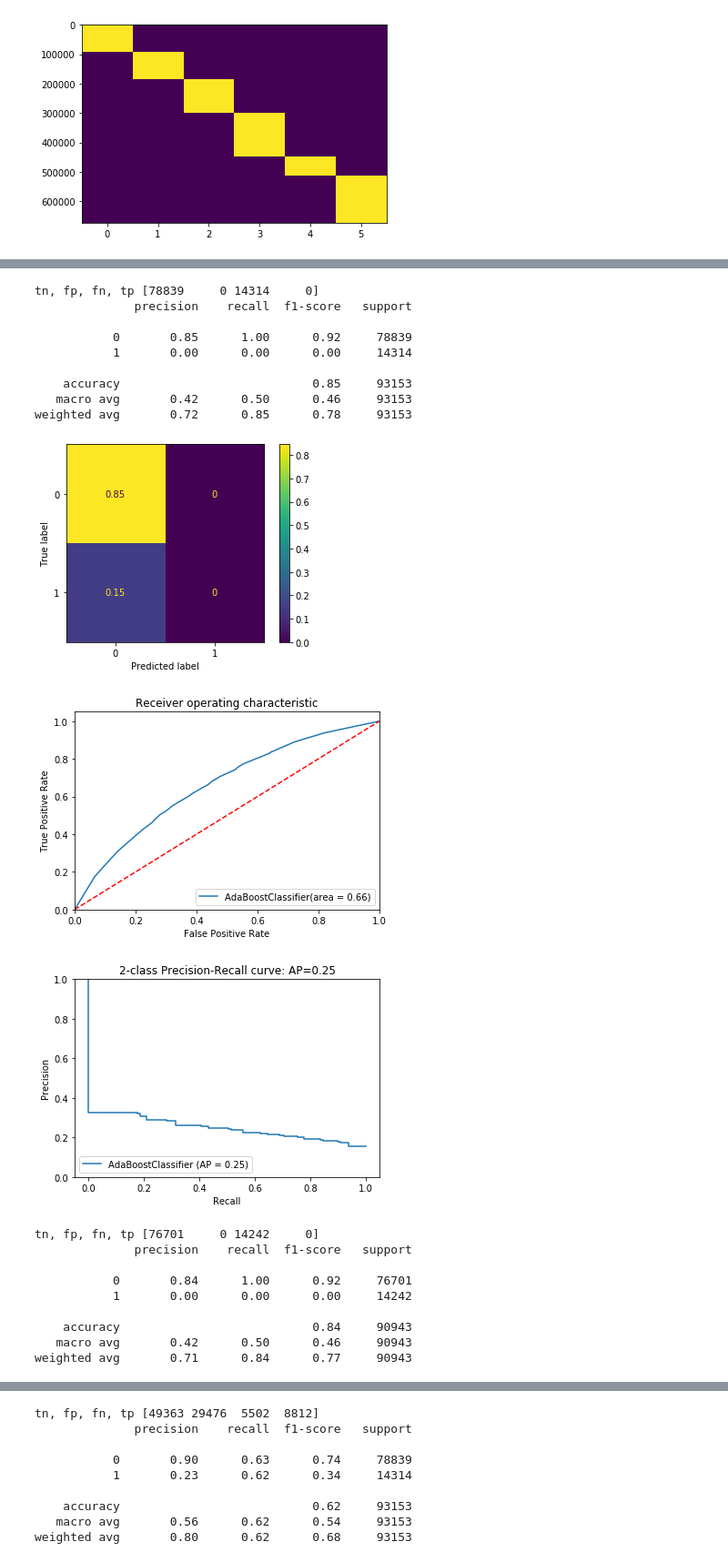
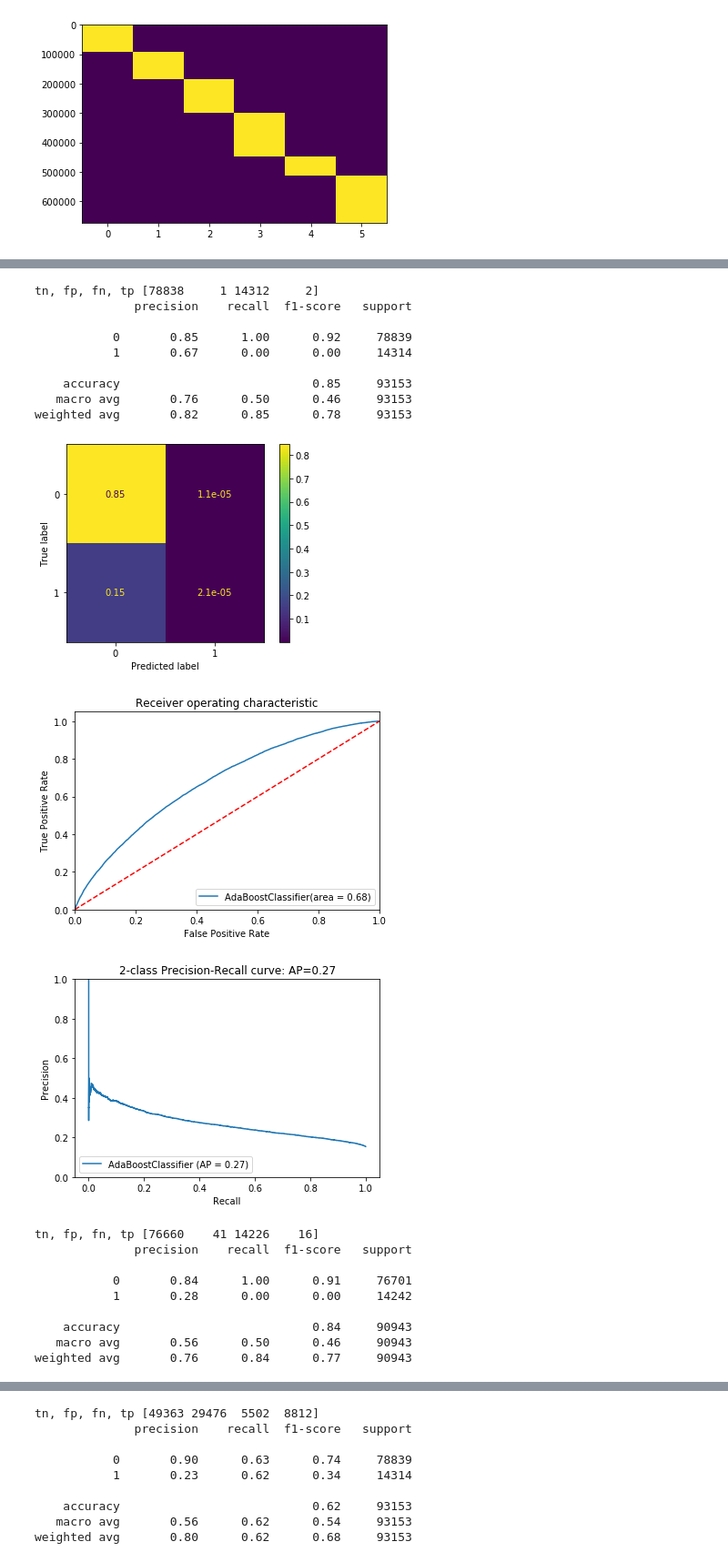
Before and after one commit to mgudorf/datsci, a Jupyter notebook: capstone1/notebooks/Loan outcome classification.ipynb, the cells around one changed output, grey strips where cells are left out. Shown at 91% size. Cells and saved outputs as stored; diff of their text form; code cells hidden in the pictures.

```diff
--- a/capstone1/notebooks/Loan outcome classification.ipynb
+++ b/capstone1/notebooks/Loan outcome classification.ipynb
@@ -80,7 +87,7 @@ def my_feature_transformer(X, num_features, cat_features, date_features, num_tra
 
     '''
 
-    uniq_categories = [list(np.sort(X[col].unique()))+['Missing','Unknown'] for col in cat_features]
+    uniq_categories = [list(np.sort(X[col].unique()))for col in cat_features]
 
     cat_transformer = OneHotEncoder(categories=uniq_categories, drop='first')
 
@@ -299,9 +306,9 @@ num_features = X.select_dtypes(exclude=['object','category']).columns
 cat_features = X.select_dtypes(include=['object','category']).columns
 date_features = encoded_dates.columns
 # %%
-train2, test2 = train_test_iterable[0]
-X_train, X_test = X.loc[train2, :],X.loc[test2, :]
-y_train, y_test = y.loc[train2], y.loc[test2]
+train0, test0 = train_test_iterable[3]
+X_train, X_test = X.loc[train0, :],X.loc[test0, :]
+y_train, y_test = y.loc[train0], y.loc[test0]
 
 col_transformer = my_feature_transformer(X, num_features, cat_features, date_features, num_transformer=StandardScaler())
 
@@ -317,7 +328,7 @@ hasher = RandomTreesEmbedding(n_estimators=20, random_state=0, max_depth=3)
 X_train_transform = hasher.fit_transform(X_train)
 X_test_transform = hasher.transform(X_test)
 
-pca = PCA(n_components=5)
+pca = PCA(n_components=10)
 _ = pca.fit(X_train.toarray())
 X_train_pca = pca.transform(X_train.toarray())
 X_test_pca = pca.transform(X_test.toarray())
@@ -382,29 +373,29 @@ weighted avg       0.75      0.84      0.77     90943
 [figure]
 [figure]
 # %%
-ada_boosting_pca = AdaBoostClassifier(learning_rate=0.001,n_estimators=1000,random_state=0)
+ada_boosting_pca = AdaBoostClassifier(learning_rate=0.1,n_estimators=1000,random_state=0)
 _ = ada_boosting_pca.fit(X_train_pca, y_train)
 ada_boosting_pca_roc_auc_train = classifier_analysis(ada_boosting_pca, X_train_pca, y_train)
 ada_boosting_pca_roc_auc_test = classifier_analysis(ada_boosting_pca, X_test_pca, y_test)
 # %% [output]
-tn, fp, fn, tp [78839     0 14314     0]
+tn, fp, fn, tp [78838     1 14312     2]
               precision    recall  f1-score   support
 
            0       0.85      1.00      0.92     78839
-           1       0.00      0.00      0.00     14314
+           1       0.67      0.00      0.00     14314
 
     accuracy                           0.85     93153
-   macro avg       0.42      0.50      0.46     93153
-weighted avg       0.72      0.85      0.78     93153
+   macro avg       0.76      0.50      0.46     93153
+weighted avg       0.82      0.85      0.78     93153
-[figure, old version]
+[figure, new version]
-[figure, old version]
+[figure, new version]
-[figure, old version]
+[figure, new version]
-tn, fp, fn, tp [76701     0 14242     0]
+tn, fp, fn, tp [76660    41 14226    16]
               precision    recall  f1-score   support
 
-           0       0.84      1.00      0.92     76701
-           1       0.00      0.00      0.00     14242
+           0       0.84      1.00      0.91     76701
+           1       0.28      0.00      0.00     14242
 
     accuracy                           0.84     90943
-   macro avg       0.42      0.50      0.46     90943
-weighted avg       0.71      0.84      0.77     90943
+   macro avg       0.56      0.50      0.46     90943
+weighted avg       0.76      0.84      0.77     90943
```
Also changed, not shown: parts of 15 cells of this notebook, 1 other file.
